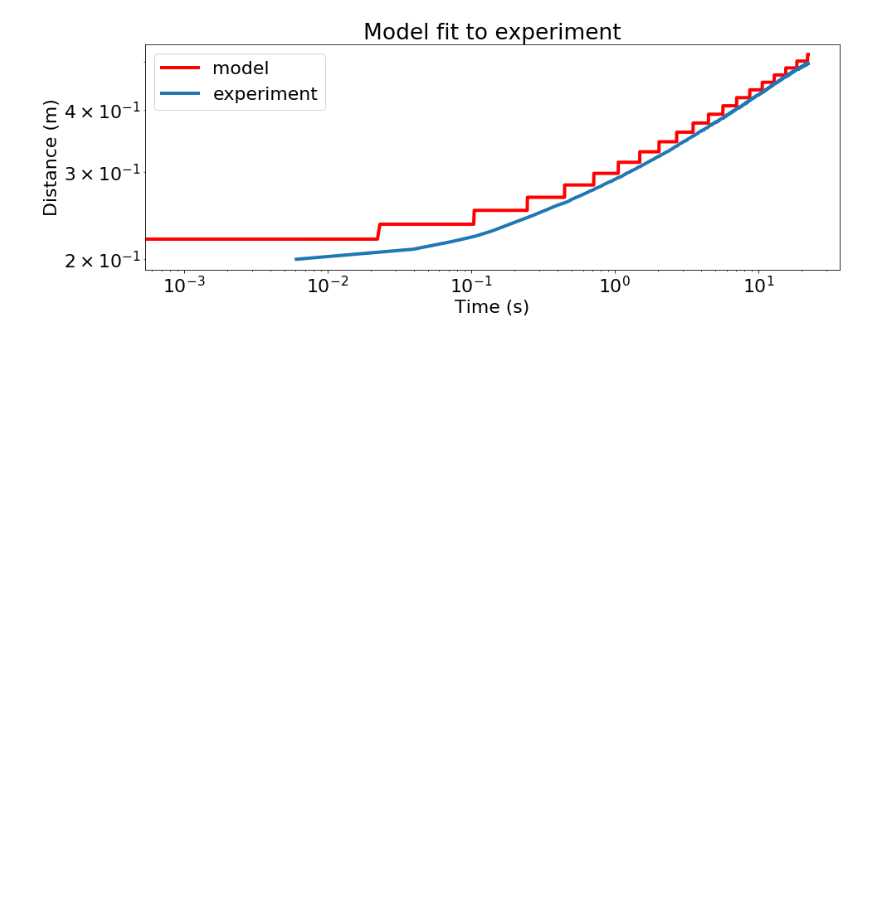
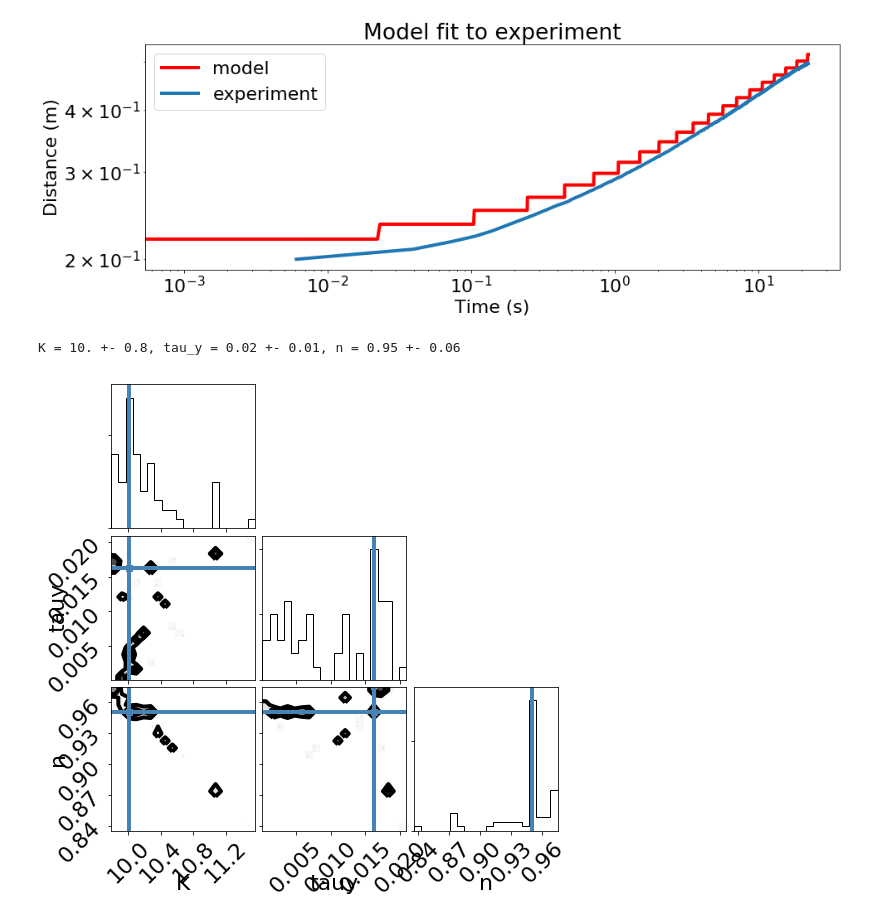
Before and after one commit to JanineBirnbaum18/3-phase-flow, a Jupyter notebook: Data Fitting Benchmark.ipynb, the cells around one changed output. Saved outputs shown, nothing was run; the diff lists cells and outputs as text; code cells hidden in the pictures; blank space fills up the shorter version.

```diff
--- a/Data Fitting Benchmark.ipynb
+++ b/Data Fitting Benchmark.ipynb
@@ -384,29 +384,32 @@ sampler.run_mcmc(mu_pos, steps, progress=True);
 # %%
 # Inspect MCMC results
 s = 0 # ignore initial samples
 samples = sampler.chain[:, s:, :].reshape((-1, ndim))
 
 K_fit = samples[:,0]; tauy_fit = samples[:,1]; n_fit = samples[:,2]
 
 # Find mode of each posterior distribution
 N, bin_edges = np.histogram(K_fit, bins=20)
 K_post = np.mean([bin_edges[np.argmax(N)], bin_edges[np.argmax(N)+1]])
 N, bin_edges = np.histogram(tauy_fit, bins=20)
 tauy_post = np.mean([bin_edges[np.argmax(N)], bin_edges[np.argmax(N)+1]])
 N, bin_edges = np.histogram(n_fit, bins=20)
 n_post = np.mean([bin_edges[np.argmax(N)], bin_edges[np.argmax(N)+1]])
 
 # Find standard deviation
 K_std = np.std(K_fit)
 tauy_std = np.std(tauy_fit)
-n_std = np.std(n_std)
+n_std = np.std(n_fit)
 
 # plot
 fig = corner.corner(samples, labels=["K", "tauy", "n"],
                    truths=[K_post, tauy_post, n_post])
-print('K = ' + np.array2string(K_post, precision=1) +
-      ', tau_y = ' + np.array2string(tauy_post, precision=2) +
-      ', n = ' + np.array2string(n_post, precision=2))
+print('K = ' + np.array2string(K_post, precision=1) + ' +- ' + np.array2string(2*K_std, precision=1) +
+      ', tau_y = ' + np.array2string(tauy_post, precision=2) + ' +- ' + np.array2string(2*tauy_std, precision=2) +
+      ', n = ' + np.array2string(n_post, precision=2) + ' +- ' + np.array2string(2*n_std, precision=2))
+# %% [output]
+K = 10. +- 0.8, tau_y = 0.02 +- 0.01, n = 0.95 +- 0.06
+[figure, added]
 # %%
 # inspect runs
 s = 0
```
Also changed, not shown: parts of 2 cells of this notebook, 2 other files.
